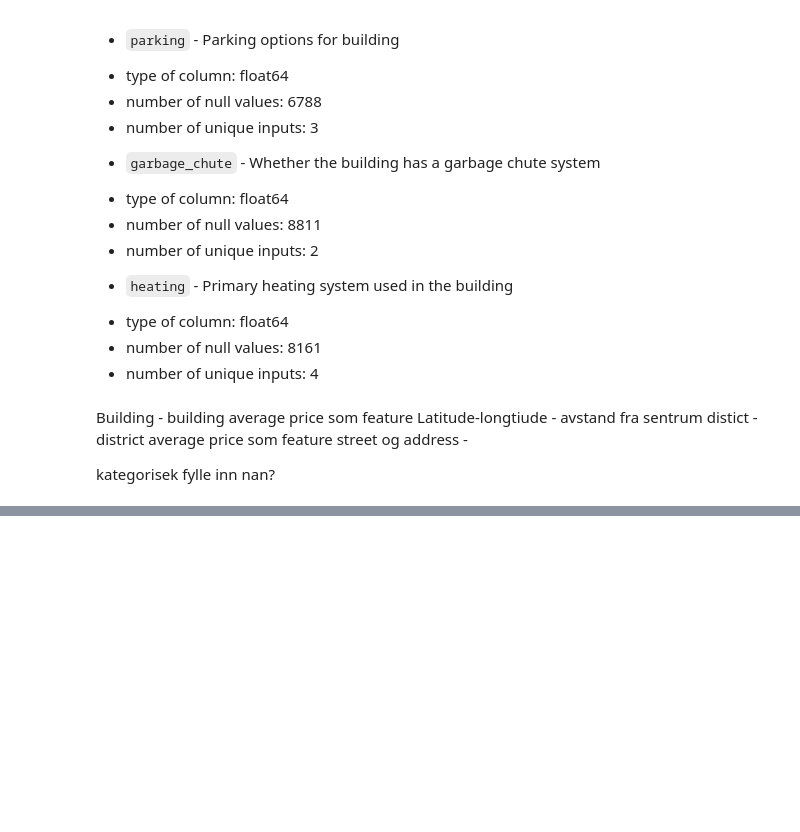
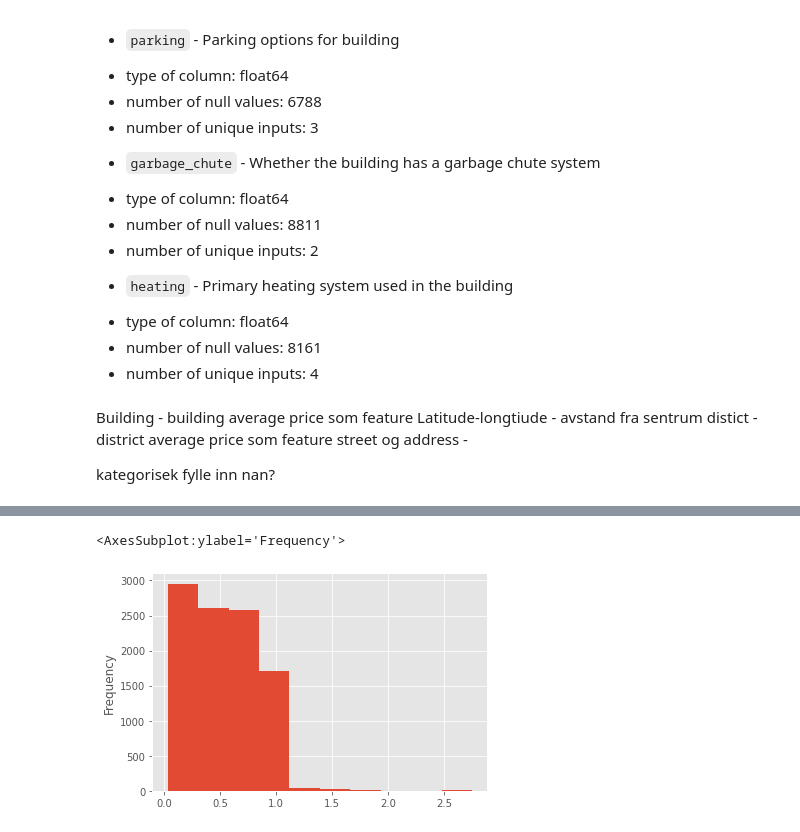
Before and after one commit to kjappvaffel/moscow_housing, a Jupyter notebook: EDA_DataCleaning_FeatureEngineering/EDA.ipynb, the cells around one changed output, grey strips where cells are left out. Drawn from its saved outputs; the diff is of its cells as text; code cells hidden in the pictures; blank space fills up the shorter version.

```diff
--- a/EDA_DataCleaning_FeatureEngineering/EDA.ipynb
+++ b/EDA_DataCleaning_FeatureEngineering/EDA.ipynb
@@ -256,0 +268,5 @@ corr_2.style.background_gradient(cmap='coolwarm')
+# %%
+data_test.high_up.plot.hist()
+# %% [output]
+<AxesSubplot:ylabel='Frequency'>
+[figure, added]
```
Also changed, not shown: parts of 10 cells of this notebook, 1 other file.
